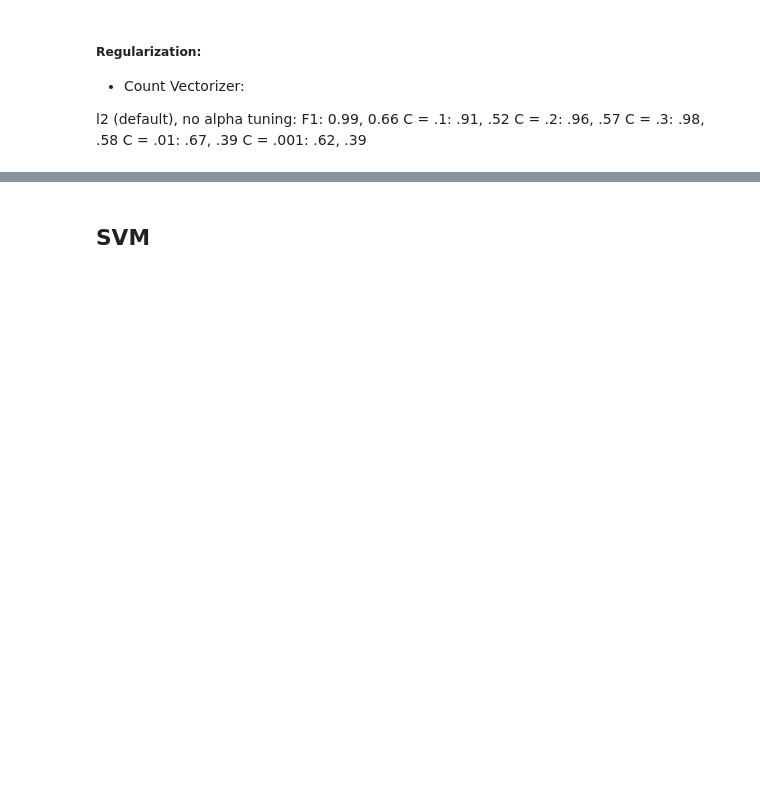
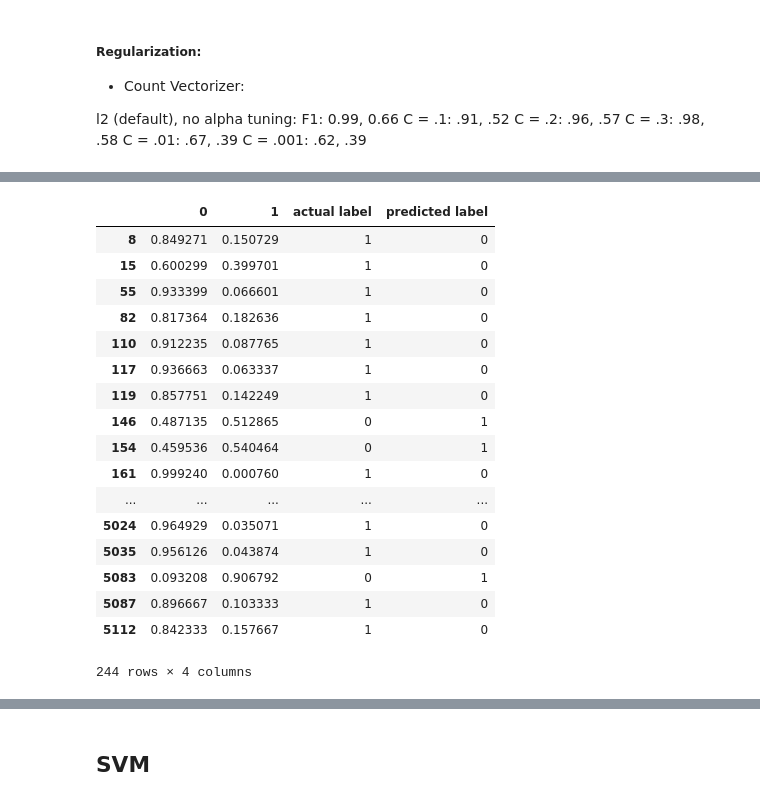
Before and after one commit to mguptaphd/Twitter-Hate-Classification-Project, a Jupyter notebook: 7-23-Twitter-Classification-Notebook.ipynb, the cells around one changed output, grey strips where cells are left out. Drawn from its saved outputs; the diff is of its cells as text; code cells hidden in the pictures; blank space fills up the shorter version.

```diff
--- a/7-23-Twitter-Classification-Notebook.ipynb
+++ b/7-23-Twitter-Classification-Notebook.ipynb
@@ -455,0 +429,4 @@ pd.DataFrame(confusion_matrix(y_val, predicts), index = ['actual 0', 'actual 1']
+# %%
+y_val_predict_prob = logreg.predict_proba(X_val_countvect)
+
+y_val_predict_prob
@@ -455,0 +441,2 @@ pd.DataFrame(confusion_matrix(y_val, predicts), index = ['actual 0', 'actual 1']
+# %%
+pred_df = pd.DataFrame(y_val_predict_prob)
@@ -455,0 +480,21 @@ pd.DataFrame(confusion_matrix(y_val, predicts), index = ['actual 0', 'actual 1']
+# %%
+pred_df[pred_df['actual label'] != pred_df['predicted label']]
+# %% [output]
+|  | 0 | 1 | actual label | predicted label |
+| 8 | 0.849271 | 0.150729 | 1 | 0 |
+| 15 | 0.600299 | 0.399701 | 1 | 0 |
+| 55 | 0.933399 | 0.066601 | 1 | 0 |
+| 82 | 0.817364 | 0.182636 | 1 | 0 |
+| 110 | 0.912235 | 0.087765 | 1 | 0 |
+| 117 | 0.936663 | 0.063337 | 1 | 0 |
+| 119 | 0.857751 | 0.142249 | 1 | 0 |
+| 146 | 0.487135 | 0.512865 | 0 | 1 |
+| 154 | 0.459536 | 0.540464 | 0 | 1 |
+| 161 | 0.999240 | 0.000760 | 1 | 0 |
+| ... | ... | ... | ... | ... |
+| 5024 | 0.964929 | 0.035071 | 1 | 0 |
+| 5035 | 0.956126 | 0.043874 | 1 | 0 |
+| 5083 | 0.093208 | 0.906792 | 0 | 1 |
+| 5087 | 0.896667 | 0.103333 | 1 | 0 |
+| 5112 | 0.842333 | 0.157667 | 1 | 0 |
+244 rows × 4 columns
```
Also changed, not shown: parts of 90 cells of this notebook, 4 other files.
